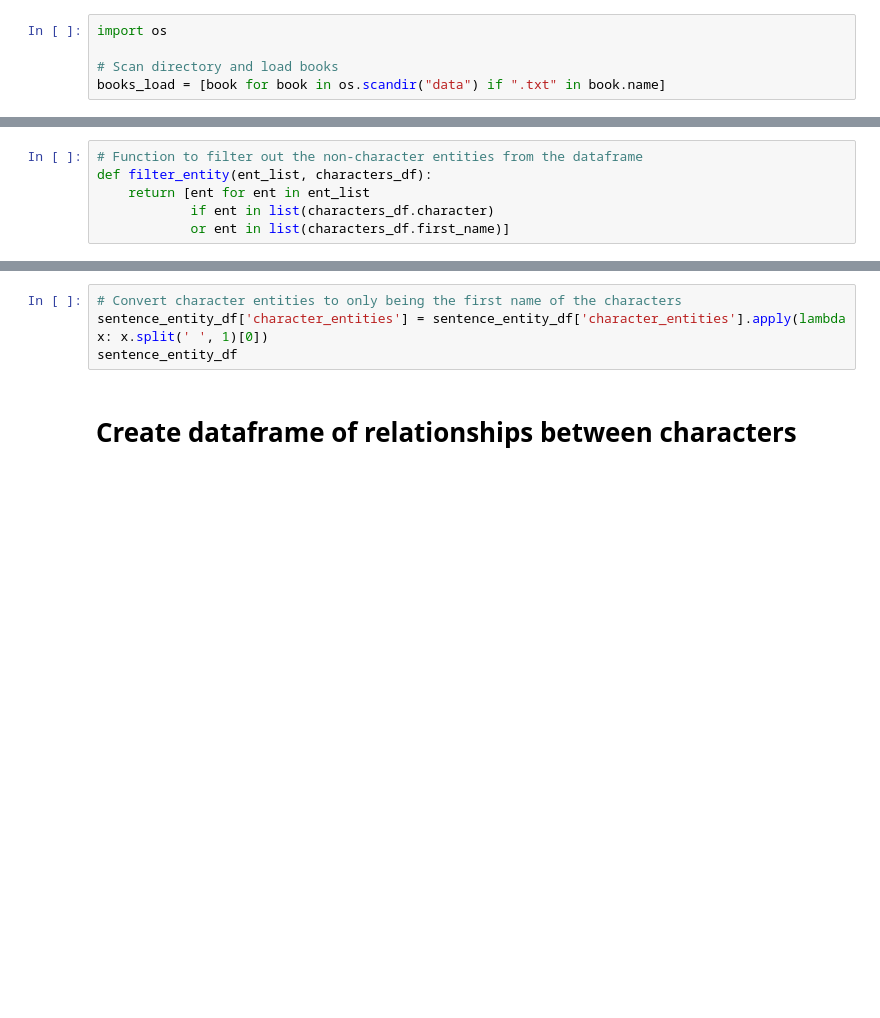
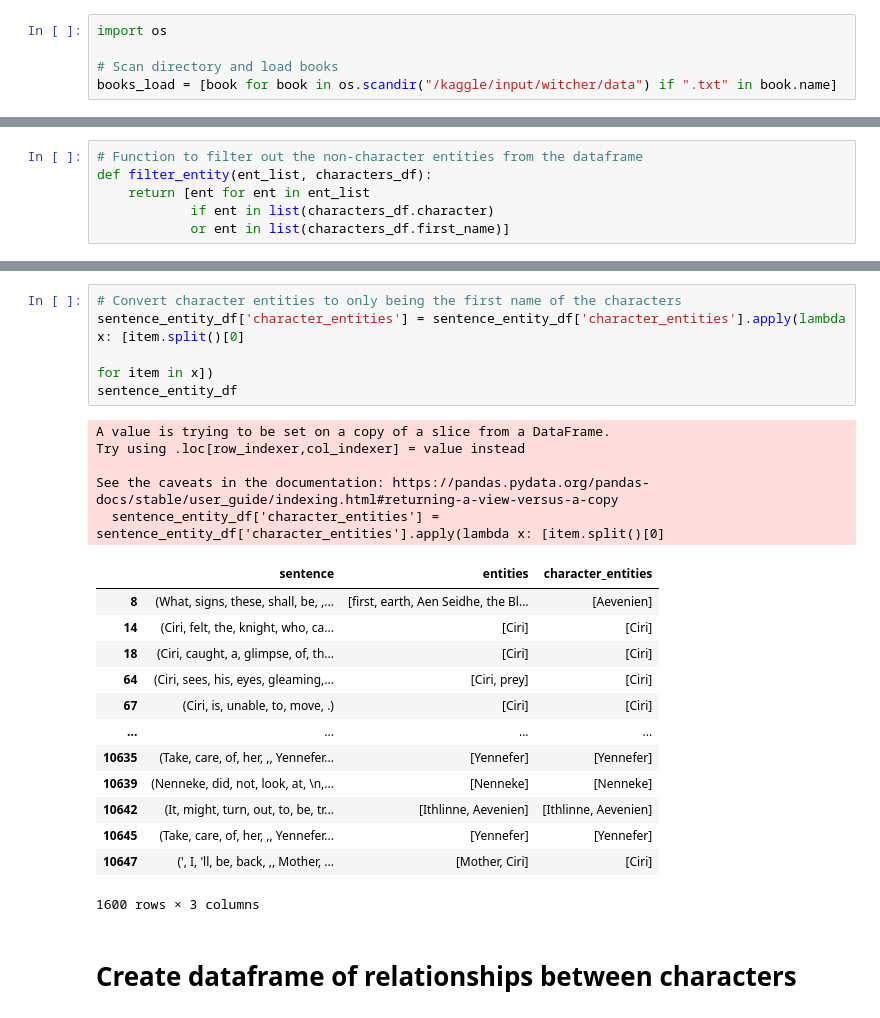
Before and after one commit to jontyj23/Character-Relationship-Mapping, a Jupyter notebook: relationship_creation.ipynb, the cells around one changed output, grey strips where cells are left out. Saved outputs shown, nothing was run; the diff lists cells and outputs as text; blank space fills up the shorter version.

```diff
--- a/relationship_creation.ipynb
+++ b/relationship_creation.ipynb
@@ -13,7 +13,7 @@ nlp = spacy.load("en_core_web_sm")
 import os
 
 # Scan directory and load books
-books_load = [book for book in os.scandir("data") if ".txt" in book.name]
+books_load = [book for book in os.scandir("/kaggle/input/witcher/data") if ".txt" in book.name]
 # %%
 # Confirm that the books are loaded correctly
 books_load
@@ -67,7 +129,27 @@ sentence_entity_df
 # %%
 # Convert character entities to only being the first name of the characters
-sentence_entity_df['character_entities'] = sentence_entity_df['character_entities'].apply(lambda x: x.split(' ', 1)[0])
+sentence_entity_df['character_entities'] = sentence_entity_df['character_entities'].apply(lambda x: [item.split()[0]
+                                                                                                     for item in x])
 sentence_entity_df
+# %% [output]
+A value is trying to be set on a copy of a slice from a DataFrame.
+Try using .loc[row_indexer,col_indexer] = value instead
+
+See the caveats in the documentation: https://pandas.pydata.org/pandas-docs/stable/user_guide/indexing.html#returning-a-view-versus-a-copy
+  sentence_entity_df['character_entities'] = sentence_entity_df['character_entities'].apply(lambda x: [item.split()[0]
+|  | sentence | entities | character_entities |
+| 8 | (What, signs, these, shall, be, ,... | [first, earth, Aen Seidhe, the Bl... | [Aevenien] |
+| 14 | (Ciri, felt, the, knight, who, ca... | [Ciri] | [Ciri] |
+| 18 | (Ciri, caught, a, glimpse, of, th... | [Ciri] | [Ciri] |
+| 64 | (Ciri, sees, his, eyes, gleaming,... | [Ciri, prey] | [Ciri] |
+| 67 | (Ciri, is, unable, to, move, .) | [Ciri] | [Ciri] |
+| ... | ... | ... | ... |
+| 10635 | (Take, care, of, her, ,, Yennefer... | [Yennefer] | [Yennefer] |
+| 10639 | (Nenneke, did, not, look, at, \n,... | [Nenneke] | [Nenneke] |
+| 10642 | (It, might, turn, out, to, be, tr... | [Ithlinne, Aevenien] | [Ithlinne, Aevenien] |
+| 10645 | (Take, care, of, her, ,, Yennefer... | [Yennefer] | [Yennefer] |
+| 10647 | (', I, 'll, be, back, ,, Mother, ... | [Mother, Ciri] | [Ciri] |
+1600 rows × 3 columns
 # %% [markdown]
 # Create dataframe of relationships between characters
 # %%
```
Also changed, not shown: parts of 12 cells of this notebook, 2 other files.
